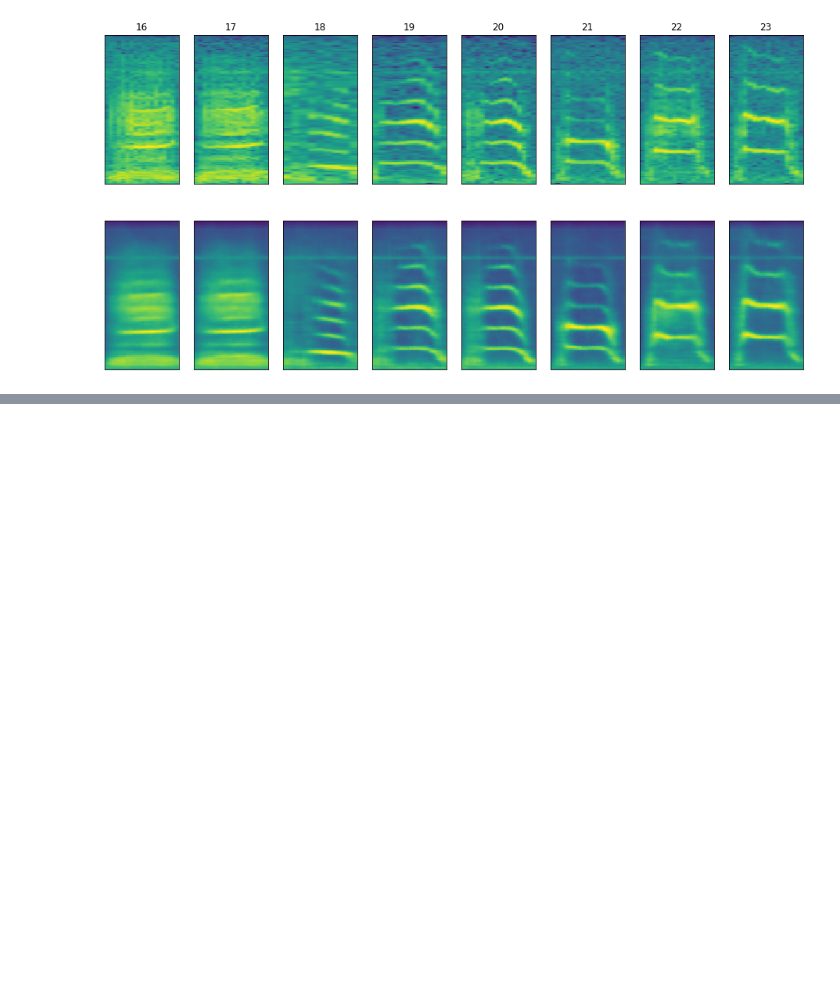
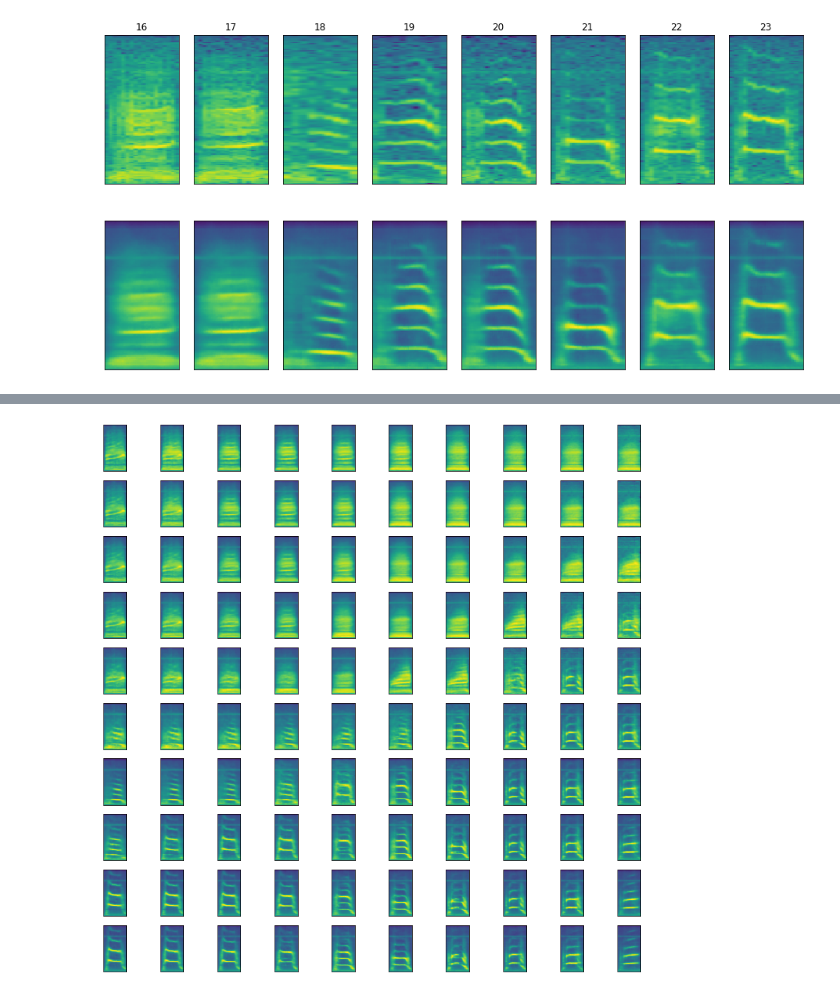
Before and after one commit to yebiny/Songbird-clusturing, a Jupyter notebook: 3-Train/2-evaluate.ipynb, the cells around one changed output, grey strips where cells are left out. Saved outputs shown, nothing was run; the diff lists cells and outputs as text; code cells hidden in the pictures; blank space fills up the shorter version.

```diff
--- a/3-Train/2-evaluate.ipynb
+++ b/3-Train/2-evaluate.ipynb
@@ -36,0 +79,14 @@ plot_recimg(x_train, x_rec, 2)
+# %%
+fig =plt.figure(figsize=(15,15))
+idx=1
+for img in imgs:
+
+    plt.subplot(10,10,idx)
+    plt.imshow(img)
+    idx+=1
+    plt.xticks([])
+    plt.yticks([])
+
+plt.show()
+# %% [output]
+[figure, added]
```
Also changed, not shown: parts of 8 cells of this notebook, 1 other file.
